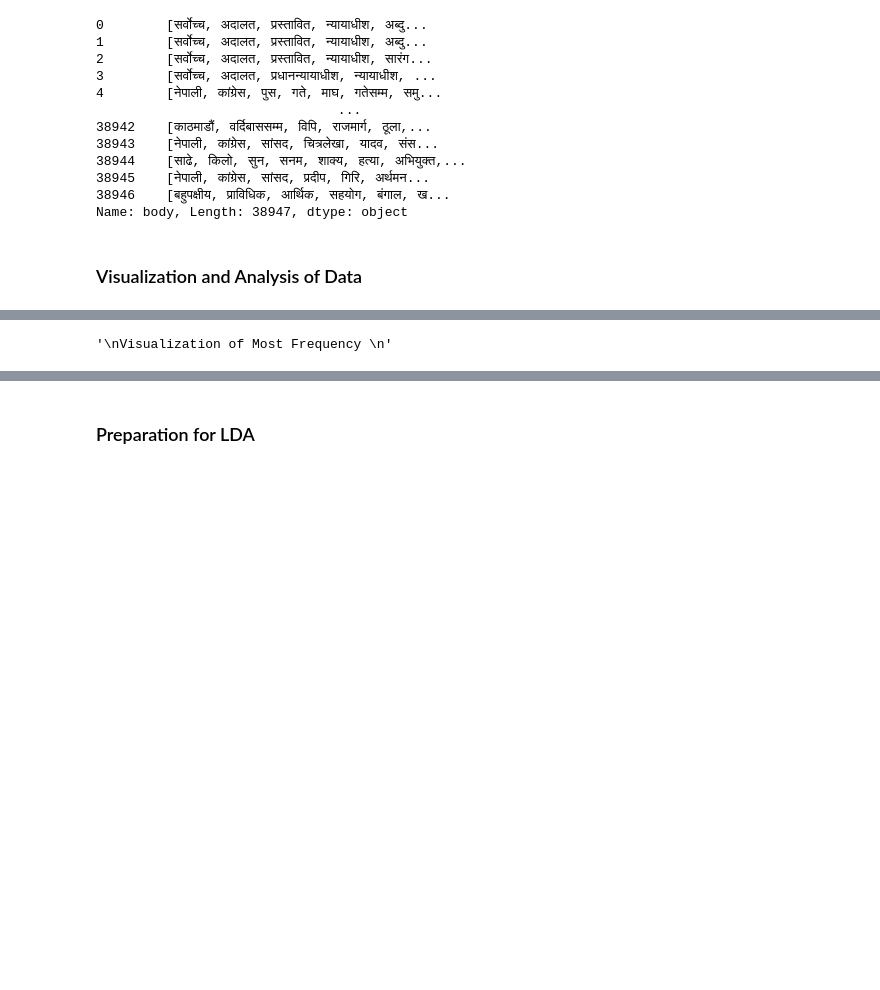
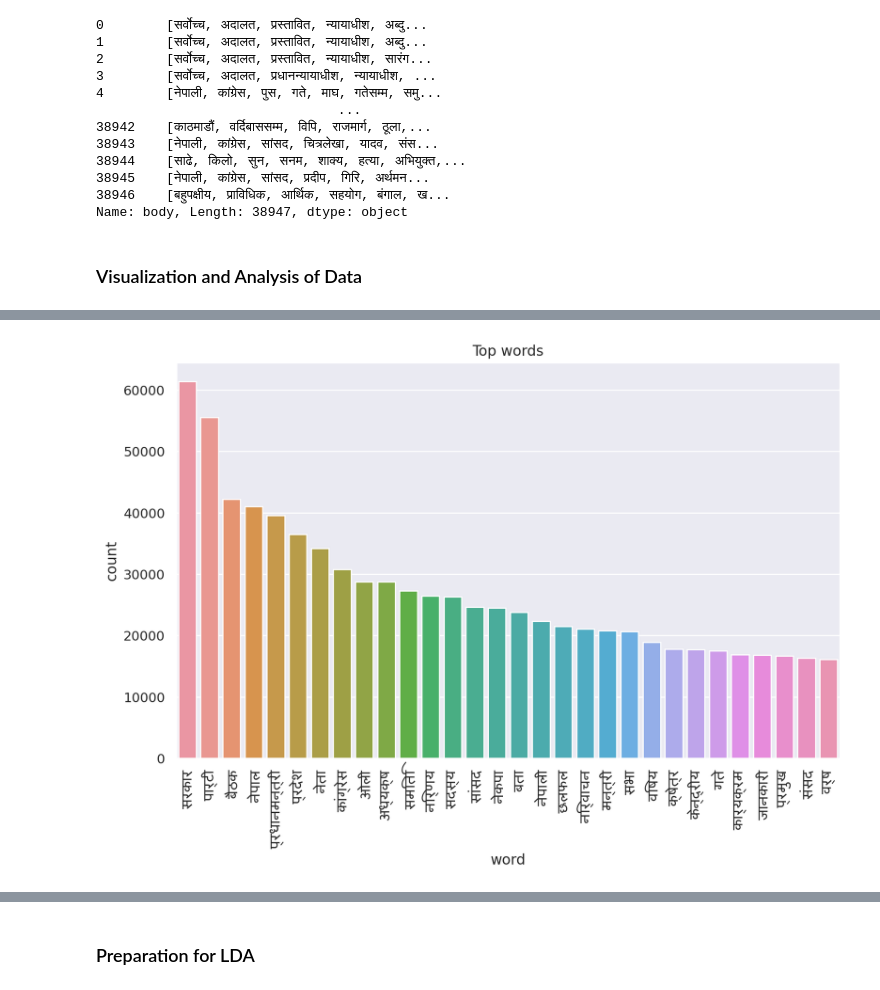
Before and after one commit to adh-aashish/topic_modeling, a Jupyter notebook: notebook/lda_political_news.ipynb, the cells around one changed output, grey strips where cells are left out. Drawn from its saved outputs; the diff is of its cells as text; code cells hidden in the pictures; blank space fills up the shorter version.

Commit message:
Updated UI, calculated coherence and visualized it

```diff
--- a/notebook/lda_political_news.ipynb
+++ b/notebook/lda_political_news.ipynb
@@ -175,9 +175,14 @@ Name: body, Length: 38947, dtype: object
 '''
 Finding the frequency Distribution of Words
 '''
-# words_list = []
-# for sentence in processed_data_list:
-#     words_list.extend(sentence)
-# freq_dist = nltk.FreqDist(words_list)
-# freq_dist.most_common(20)
+import pandas as pd
+import nltk
+
+processed_data = pd.read_pickle("./results/processed_data.pkl")
+processed_data_list = processed_data['body']
+words_list = []
+for sentence in processed_data_list:
+    words_list.extend(sentence)
+freq_dist = nltk.FreqDist(words_list)
+freq_dist.most_common(20)
 # %% [output]
@@ -185,21 +209,21 @@ Finding the frequency Distribution of Words
 # %%
 '''
 Visualization of Most Frequency
 '''
-# %config InlineBackend.figure_format = 'retina'
-# import matplotlib.pyplot as plt
-# from matplotlib.font_manager import FontProperties
-# import seaborn as sns
-# sns.set()
-# nepali_font = FontProperties(fname = 'Mangal.ttf')
-# temp = pd.DataFrame(freq_dist.most_common(30),  columns=['word', 'count'])
-# fig, ax = plt.subplots(figsize=(10, 6))
-# sns.barplot(x='word', y='count',
-#             data=temp, ax=ax)
-# plt.title("Top words")
-# plt.xticks(rotation='vertical',fontproperties=nepali_font);
+%config InlineBackend.figure_format = 'retina'
+import matplotlib.pyplot as plt
+from matplotlib.font_manager import FontProperties
+import seaborn as sns
+sns.set()
+nepali_font = FontProperties(fname = '../resources/Mangal.ttf')
+temp = pd.DataFrame(freq_dist.most_common(30),  columns=['word', 'count'])
+fig, ax = plt.subplots(figsize=(10, 6))
+sns.barplot(x='word', y='count',
+            data=temp, ax=ax)
+plt.title("Top words")
+plt.xticks(rotation='vertical',fontproperties=nepali_font);
 # %% [output]
-'\nVisualization of Most Frequency \n'
+[figure, added]
 # %%
 '''
 Forming Word Cloud
```
Also changed, not shown: parts of 2 cells of this notebook, 4 other files.
